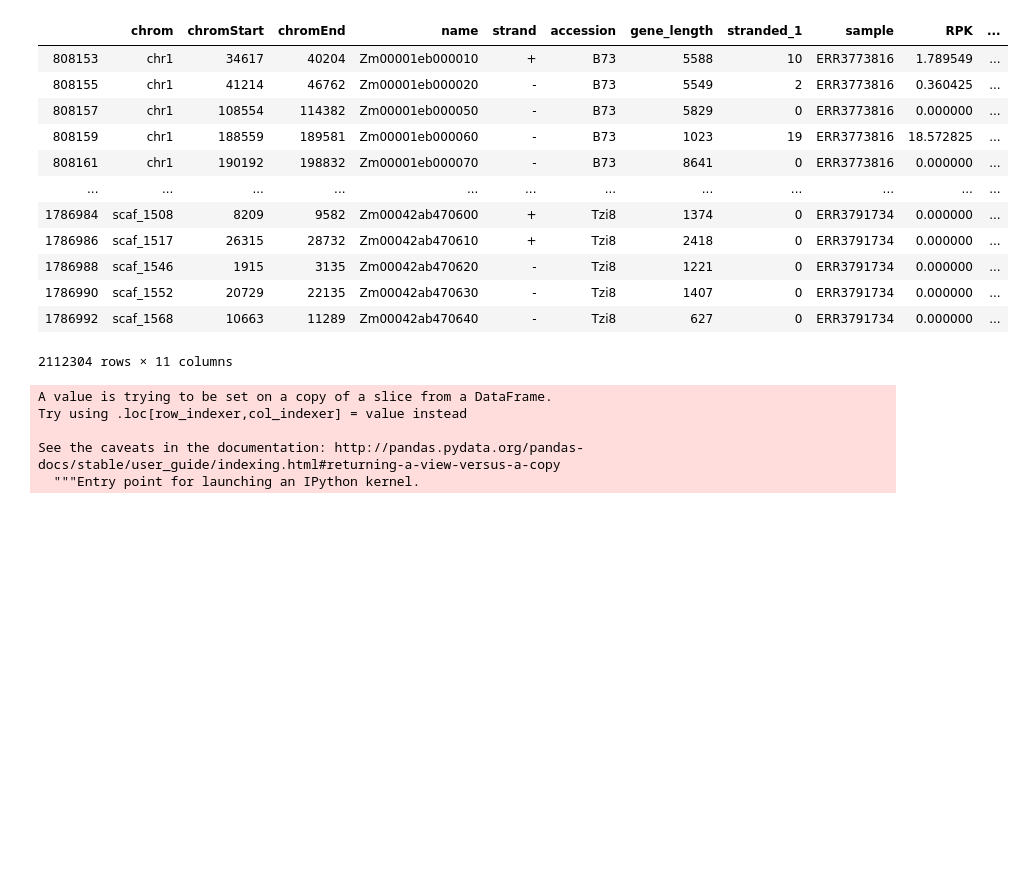
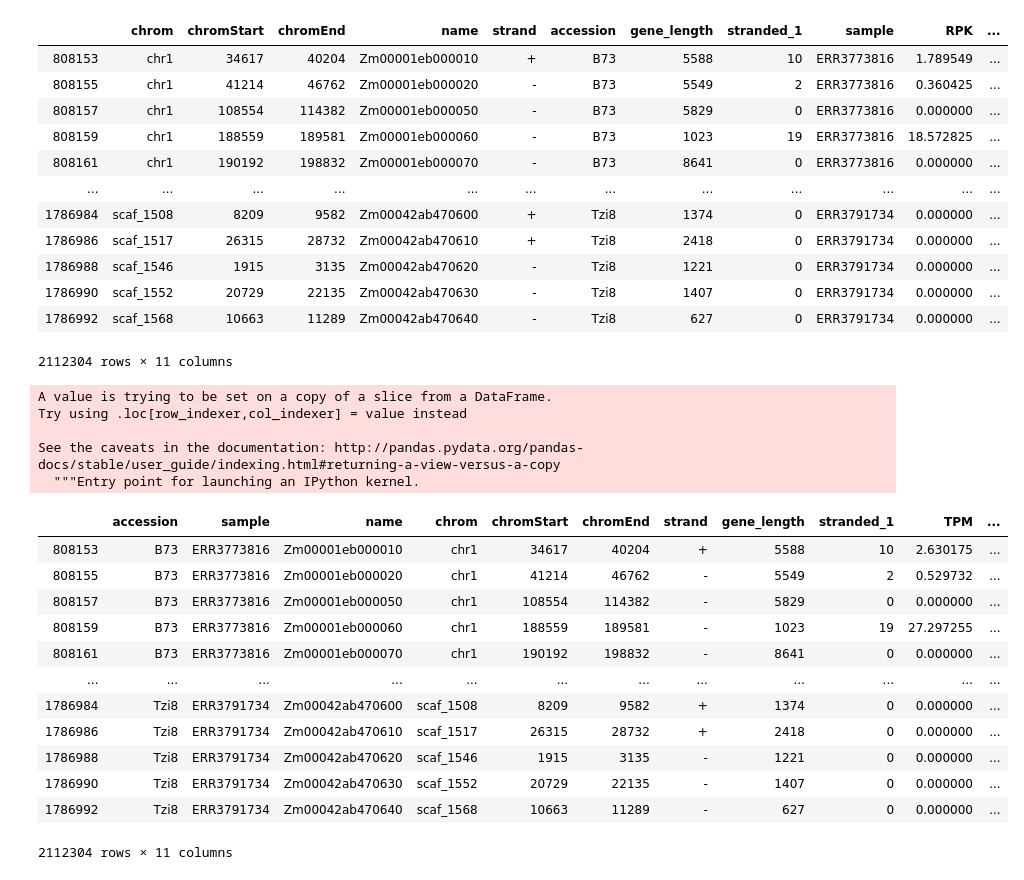
Before and after one commit to chandlersutherland/e16, a Jupyter notebook: expression/convert_tpm.ipynb, the cells around one changed output. Cells and saved outputs as stored; diff of their text form; code cells hidden in the pictures; blank space fills up the shorter version.

```diff
--- a/expression/convert_tpm.ipynb
+++ b/expression/convert_tpm.ipynb
@@ -180,15 +179,26 @@ See the caveats in the documentation: http://pandas.pydata.org/pandas-docs/stabl
 # %%
 tpm['log2(TPM)']=np.log2(tpm['TPM']+1)
 tpm=tpm[['accession', 'sample', 'name', 'chrom', 'chromStart', 'chromEnd', 'strand', 'gene_length', 'stranded_1', 'TPM', 'log2(TPM)']]
 tpm
-#write out to df
-tpm.to_csv('/global/scratch/users/chandlersutherland/e16/cs_reports/rna_tip_tpm.tsv', sep='\t')
 # %% [output]
 A value is trying to be set on a copy of a slice from a DataFrame.
 Try using .loc[row_indexer,col_indexer] = value instead
 
 See the caveats in the documentation: http://pandas.pydata.org/pandas-docs/stable/user_guide/indexing.html#returning-a-view-versus-a-copy
   """Entry point for launching an IPython kernel.
+|  | accession | sample | name | chrom | chromStart | chromEnd | strand | gene_length | stranded_1 | TPM | ... |
+| 808153 | B73 | ERR3773816 | Zm00001eb000010 | chr1 | 34617 | 40204 | + | 5588 | 10 | 2.630175 | ... |
+| 808155 | B73 | ERR3773816 | Zm00001eb000020 | chr1 | 41214 | 46762 | - | 5549 | 2 | 0.529732 | ... |
+| 808157 | B73 | ERR3773816 | Zm00001eb000050 | chr1 | 108554 | 114382 | - | 5829 | 0 | 0.000000 | ... |
+| 808159 | B73 | ERR3773816 | Zm00001eb000060 | chr1 | 188559 | 189581 | - | 1023 | 19 | 27.297255 | ... |
+| 808161 | B73 | ERR3773816 | Zm00001eb000070 | chr1 | 190192 | 198832 | - | 8641 | 0 | 0.000000 | ... |
+| ... | ... | ... | ... | ... | ... | ... | ... | ... | ... | ... | ... |
+| 1786984 | Tzi8 | ERR3791734 | Zm00042ab470600 | scaf_1508 | 8209 | 9582 | + | 1374 | 0 | 0.000000 | ... |
+| 1786986 | Tzi8 | ERR3791734 | Zm00042ab470610 | scaf_1517 | 26315 | 28732 | + | 2418 | 0 | 0.000000 | ... |
+| 1786988 | Tzi8 | ERR3791734 | Zm00042ab470620 | scaf_1546 | 1915 | 3135 | - | 1221 | 0 | 0.000000 | ... |
+| 1786990 | Tzi8 | ERR3791734 | Zm00042ab470630 | scaf_1552 | 20729 | 22135 | - | 1407 | 0 | 0.000000 | ... |
+| 1786992 | Tzi8 | ERR3791734 | Zm00042ab470640 | scaf_1568 | 10663 | 11289 | - | 627 | 0 | 0.000000 | ... |
+2112304 rows × 11 columns
 # %%
 #NLR only
 gene_table='/global/home/users/chandlersutherland/e16/Maize_NLRome_GeneTable.txt'
```
Also changed, not shown: parts of 10 cells of this notebook, 1 other file.
